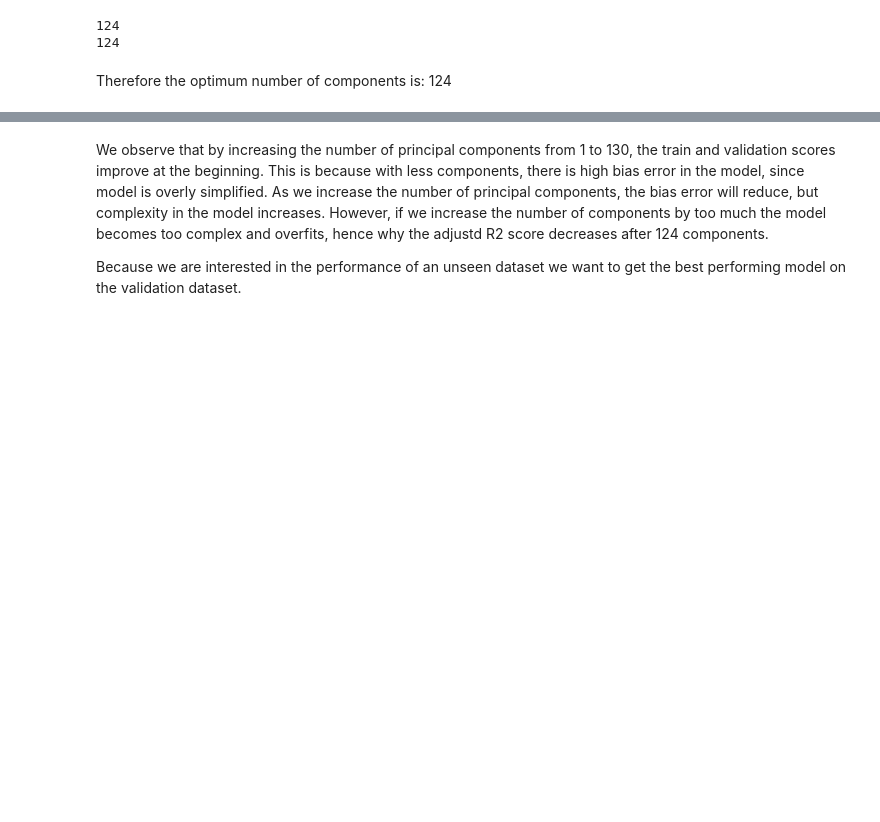
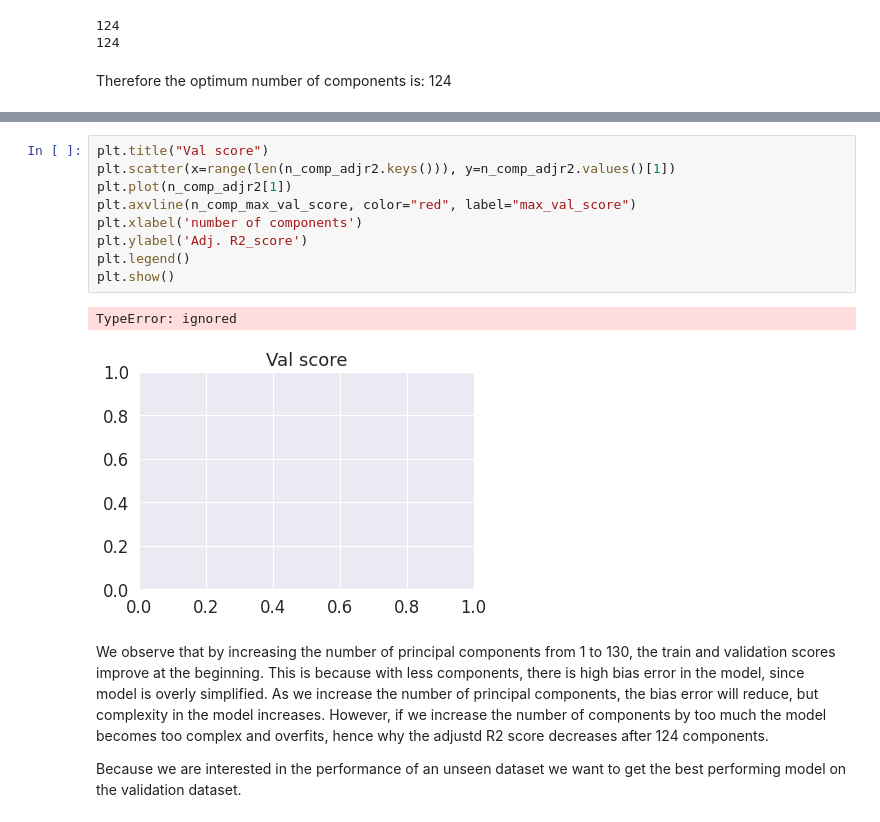
Before and after one commit to lavinama/modelling_social_data, a Jupyter notebook: predict_num_days_trending.ipynb, the cells around one changed output, grey strips where cells are left out. Cells and saved outputs as stored; diff of their text form; blank space fills up the shorter version.

```diff
--- a/predict_num_days_trending.ipynb
+++ b/predict_num_days_trending.ipynb
@@ -817,6 +944,18 @@ plt.show()
 # %% [output]
 [figure]
 [figure]
+# %%
+plt.title("Val score")
+plt.scatter(x=range(len(n_comp_adjr2.keys())), y=n_comp_adjr2.values()[1])
+plt.plot(n_comp_adjr2[1])
+plt.axvline(n_comp_max_val_score, color="red", label="max_val_score")
+plt.xlabel('number of components')
+plt.ylabel('Adj. R2_score')
+plt.legend()
+plt.show()
+# %% [output]
+TypeError: ignored
+[figure, added]
 # %% [markdown]
 We observe that by increasing the number of principal components from 1 to 130, the train and validation scores improve at the beginning. This is because with less components, there is high bias error in the model, since model is overly simplified. As we increase the number of principal components, the bias error will reduce, but complexity in the model increases. However, if we increase the number of components by too much the model becomes too complex and overfits, hence why the adjustd R2 score decreases after 124 components.
 
```
Also changed, not shown: parts of 59 cells of this notebook, 26 other files.
